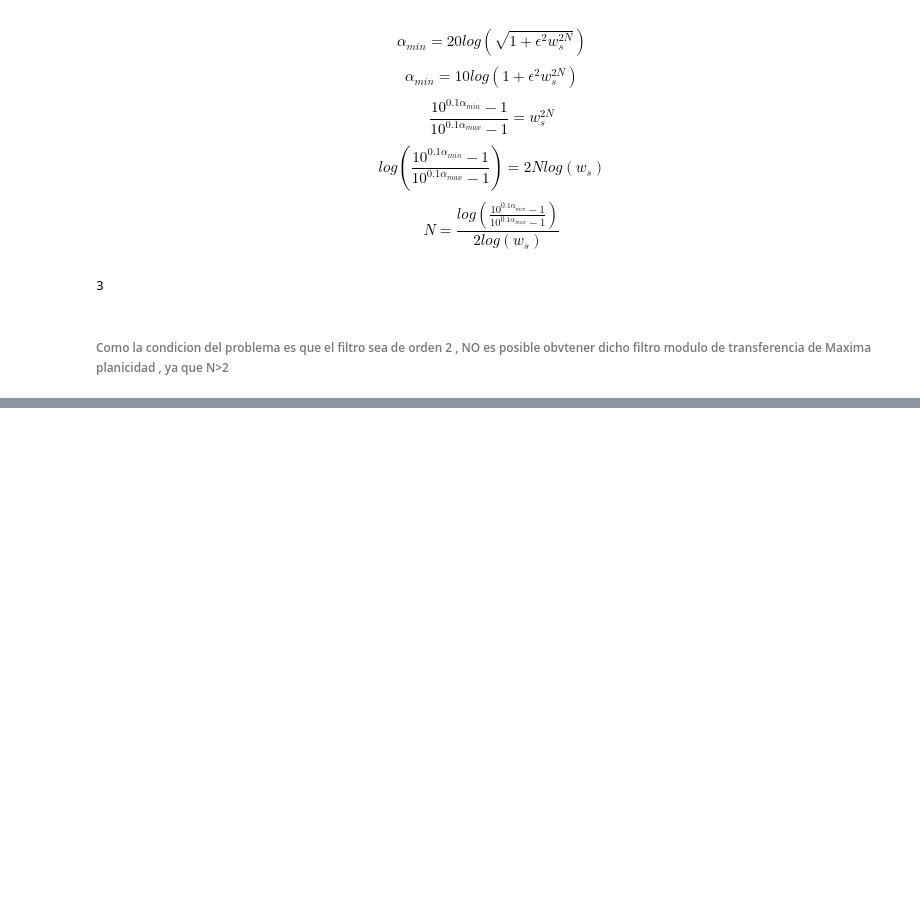
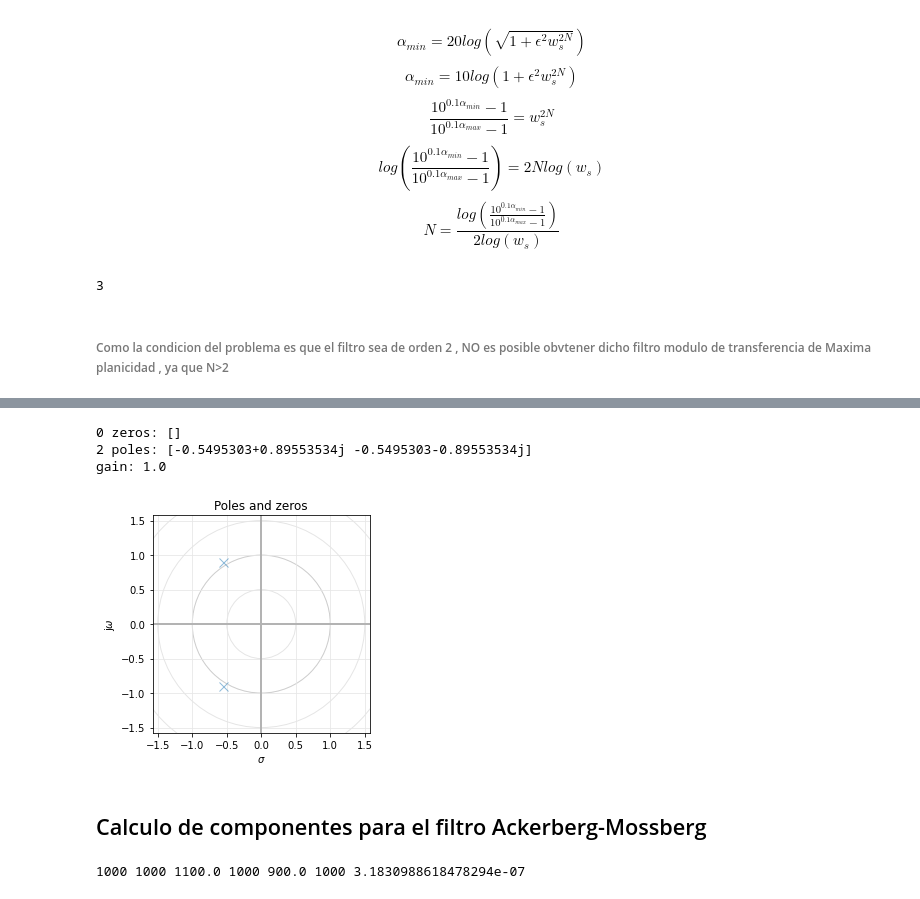
Before and after one commit to jboirazian/TC2_Desafio_1, a Jupyter notebook: TC2 EJ1 Desafio.ipynb, the cells around one changed output, grey strips where cells are left out. Cells and saved outputs as stored; diff of their text form; code cells hidden in the pictures; blank space fills up the shorter version.

```diff
--- a/TC2 EJ1 Desafio.ipynb
+++ b/TC2 EJ1 Desafio.ipynb
@@ -71,0 +173,31 @@ $$
+# %%
+splane.pzmap(filtro)
+# %% [output]
+0 zeros: []
+2 poles: [-0.5495303+0.89553534j -0.5495303-0.89553534j]
+gain: 1.0
+[figure, added]
+# %% [markdown]
+## Calculo de componentes para el filtro Ackerberg-Mossberg
+# %%
+Nr = 1000
+Nw = 500*2*3.14159265358
+
+R1 = 1
+R2 = 1
+R3 = 1.1
+R5 = 1
+RK = 1
+RQ = 0.9
+C1 = 1
+R11 = R1 * Nr
+R21 = R2 * Nr
+R31 = R3 * Nr
+R51 = R5 * Nr
+R_Q = RQ * Nr
+R_K = RK * Nr
+C11 = C1 / Nr / Nw
+
+print(R11,R21,R31,R51,R_Q,R_K,C11)
+# %% [output]
+1000 1000 1100.0 1000 900.0 1000 3.1830988618478294e-07
```
Also changed, not shown: parts of 32 cells of this notebook.
